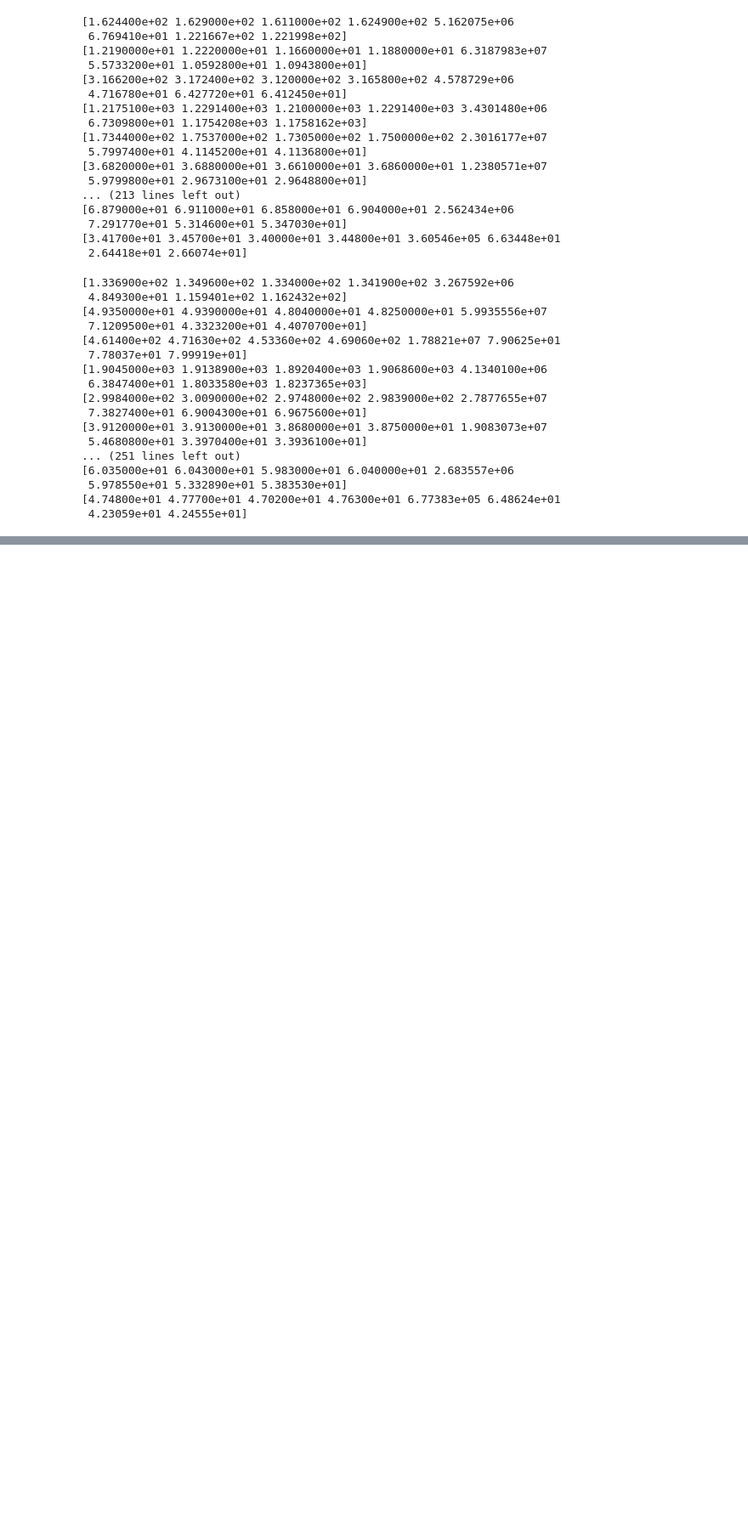
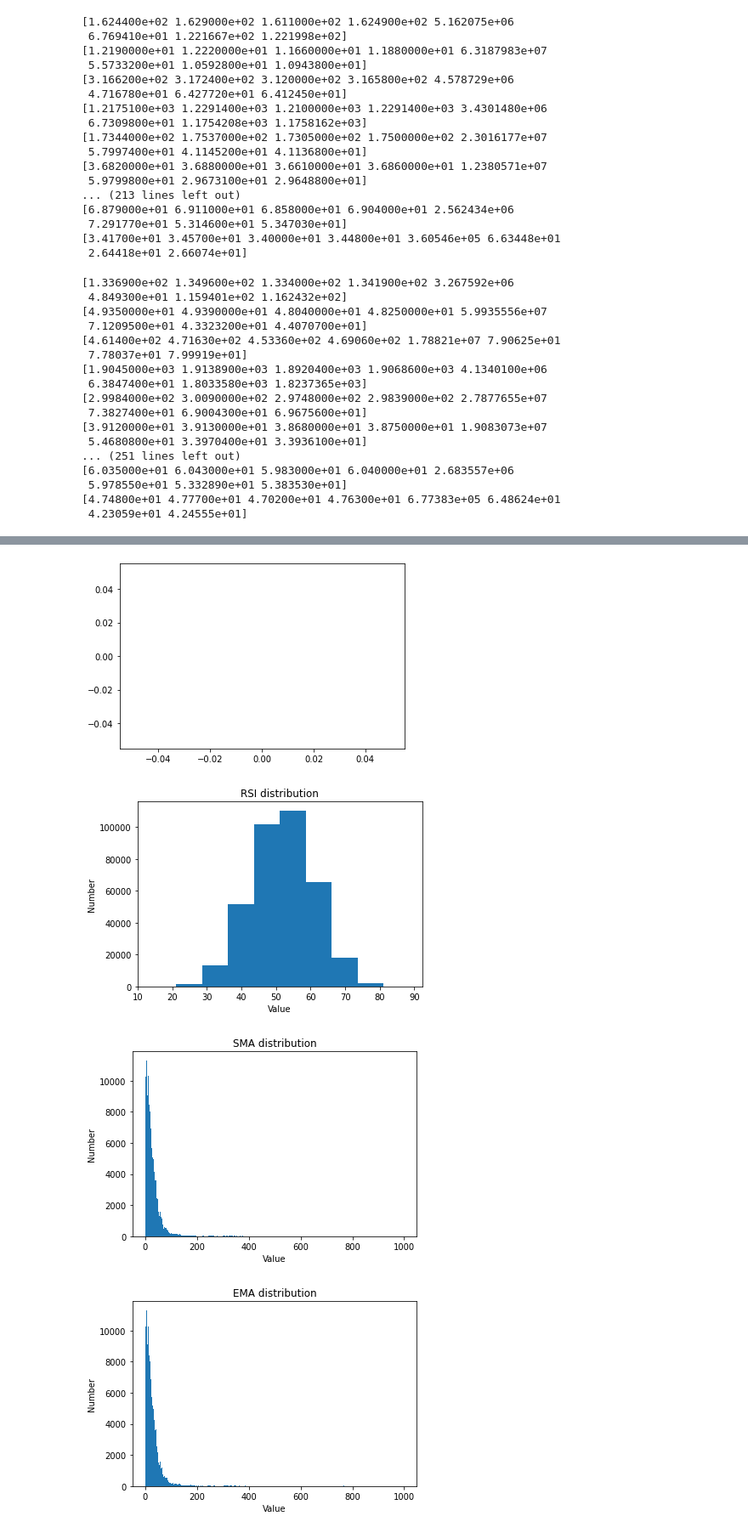
Before and after one commit to mikulicmateo/StockPrediction, a Jupyter notebook: StockPredict.ipynb, the cells around one changed output, grey strips where cells are left out. Shown at 85% size. Saved outputs shown, nothing was run; the diff lists cells and outputs as text; code cells hidden in the pictures; blank space fills up the shorter version.

```diff
--- a/StockPredict.ipynb
+++ b/StockPredict.ipynb
@@ -291,0 +337,26 @@ pyplot.show()
+# %%
+volume_bins = []
+#for i in range():
+  #volume_bins.append(i)
+pyplot.hist(volume_vals,bins=volume_bins)
+pyplot.show()
+pyplot.title("RSI distribution")
+pyplot.xlabel("Value")
+pyplot.ylabel("Number")
+pyplot.hist(rsi_vals)
+pyplot.show()
+pyplot.title("SMA distribution")
+pyplot.xlabel("Value")
+pyplot.ylabel("Number")
+pyplot.hist(sma_vals, bins=bins)
+pyplot.show()
+pyplot.title("EMA distribution")
+pyplot.xlabel("Value")
+pyplot.ylabel("Number")
+pyplot.hist(ema_vals, bins=bins)
+pyplot.show()
+# %% [output]
+[figure, added]
+[figure, added]
+[figure, added]
+[figure, added]
```
Also changed, not shown: parts of 13 cells of this notebook.
